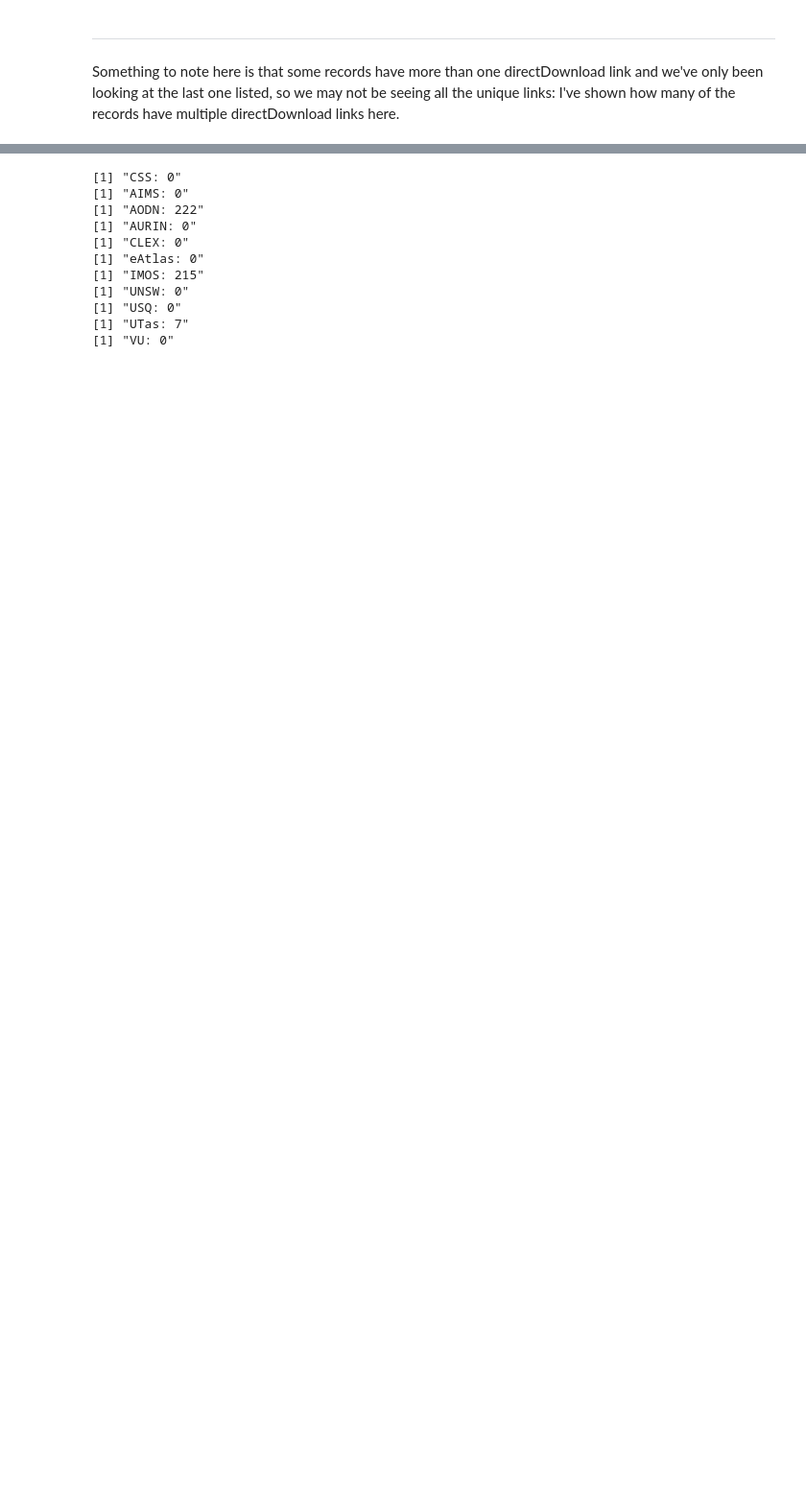
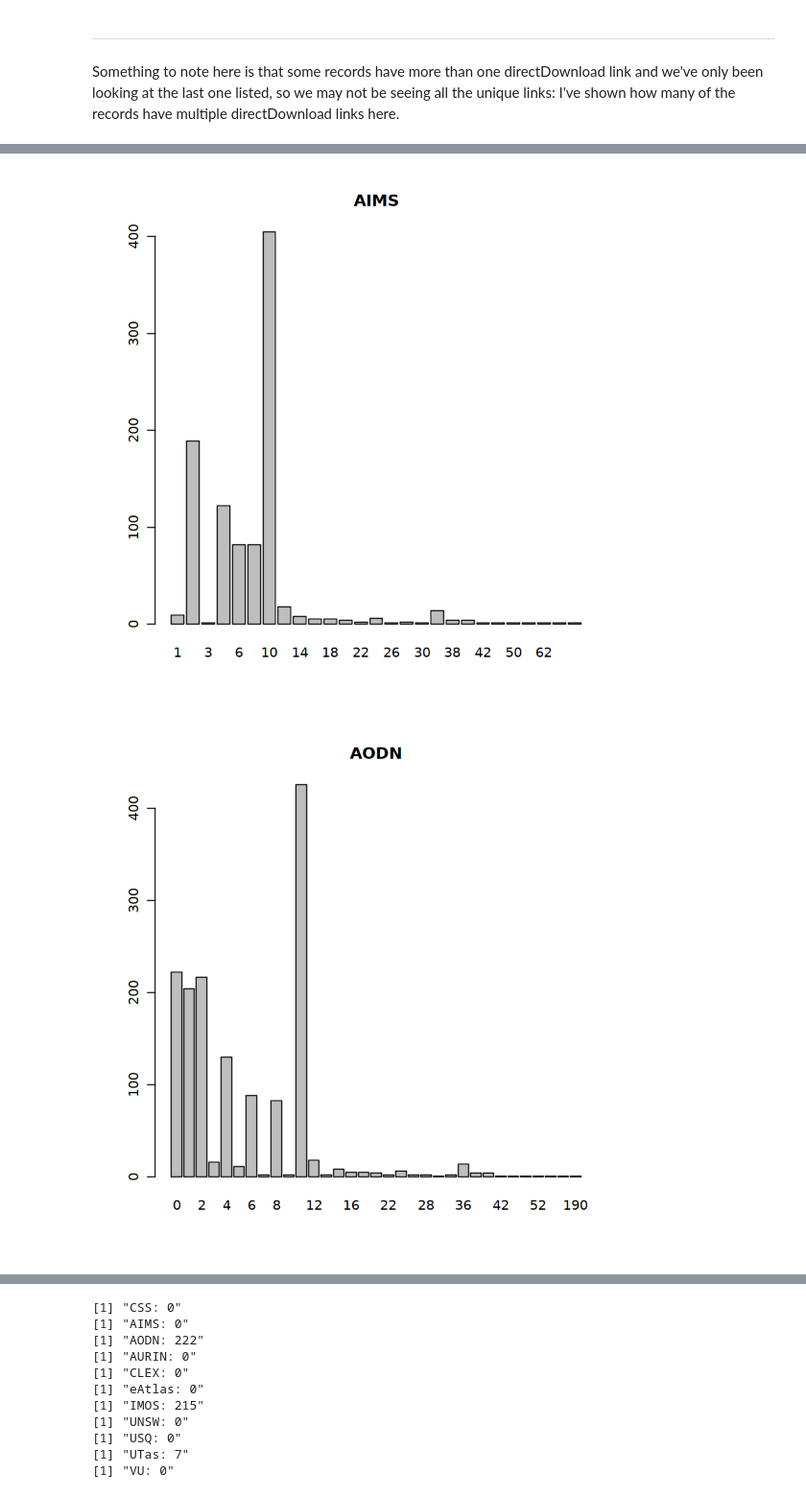
Before and after one commit to NicholaBurton/RDADirectDownloads, a Jupyter notebook: DirectDownloadsInRDA.ipynb, the cells around one changed output, grey strips where cells are left out. Shown at 96% size. Saved outputs shown, nothing was run; the diff lists cells and outputs as text; code cells hidden in the pictures; blank space fills up the shorter version.

Commit message:
Add graphing, count of unduplicated addresses

```diff
--- a/DirectDownloadsInRDA.ipynb
+++ b/DirectDownloadsInRDA.ipynb
@@ -313,3 +317,19 @@ multipleDirect(VU)
 [1] "USQ: 0"
 [1] "UTas: 51"
 [1] "VU: 0"
+# %%
+#function to plot the number of directDownload links per record
+plotMultipleDirect <- function(group){
+    counts <- table(group$numberDirectDownload)
+    barplot(counts, main=deparse(substitute(group)))
+}
+# %%
+plotMultipleDirect(AIMS)
+plotMultipleDirect(AODN)
+plotMultipleDirect(eAtlas)
+plotMultipleDirect(IMOS)
+plotMultipleDirect(UNSW)
+plotMultipleDirect(UTas)
+# %% [output]
+[figure, added]
+[figure, added]
```
Also changed, not shown: parts of 11 cells of this notebook.
